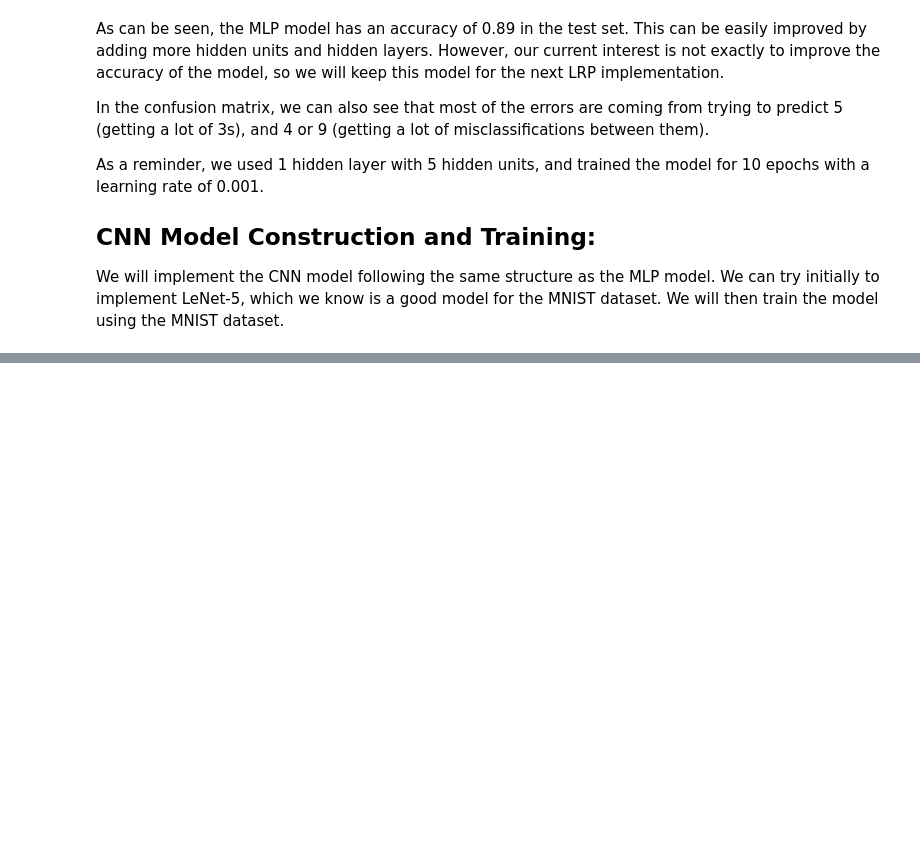
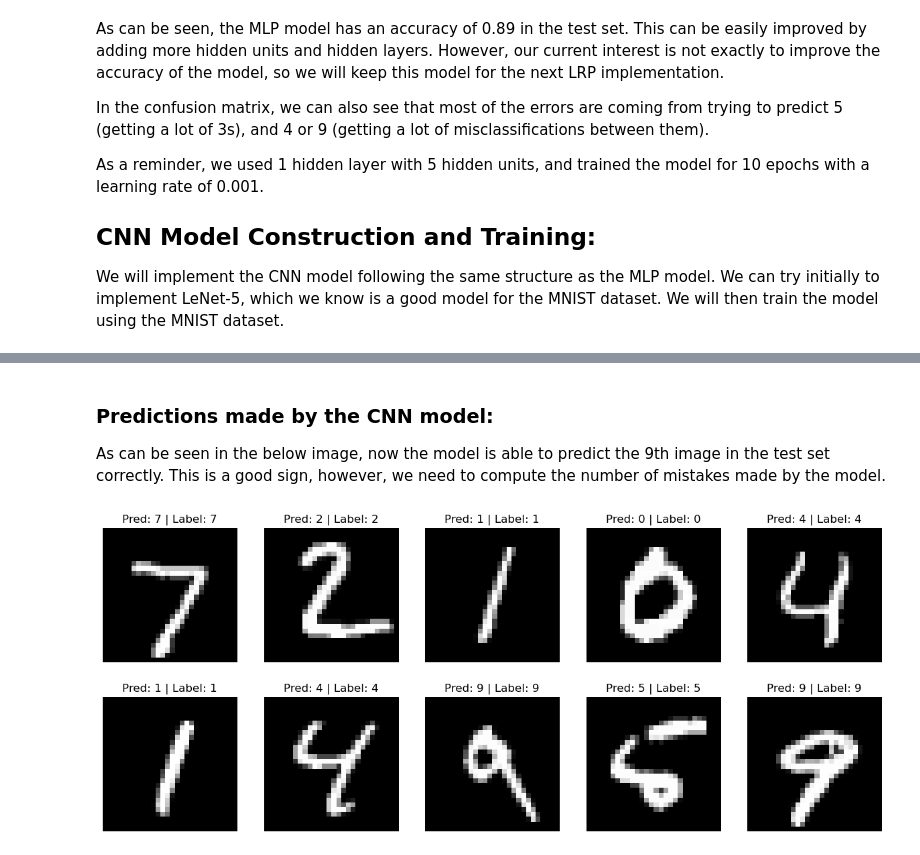
Before and after one commit to CesarAugusto14/studying_interpretability, a Jupyter notebook: vanilla_classifier.ipynb, the cells around one changed output, grey strips where cells are left out. Saved outputs shown, nothing was run; the diff lists cells and outputs as text; code cells hidden in the pictures; blank space fills up the shorter version.

```diff
--- a/vanilla_classifier.ipynb
+++ b/vanilla_classifier.ipynb
@@ -340,0 +457,20 @@ class LeNet5(nn.Module):
+# %% [markdown]
+### Predictions made by the CNN model:
+
+As can be seen in the below image, now the model is able to predict the 9th image in the test set correctly. This is a good sign, however, we need to compute the number of mistakes made by the model.
+# %%
+predictions = model.predict(test_loader, device)
+# Show the first 10 predictions with their corresponding images and labels
+fig, axs = plt.subplots(2, 5, figsize=(15, 6))
+labels = test_data.targets[:10].numpy()
+for i in range(10):
+    ax = axs[i // 5, i % 5]
+    ax.imshow(test_data.data[i], cmap='gray')
+    ax.axis('off')
+    ax.set_title(f'Pred: {predictions[i]} | Label: {labels[i]}')
+plt.show()
+
+# Print the first 10 labels
+# print(test_data.targets[:10].numpy())
+# %% [output]
+[figure, added]
```
Also changed, not shown: parts of 6 cells of this notebook.
